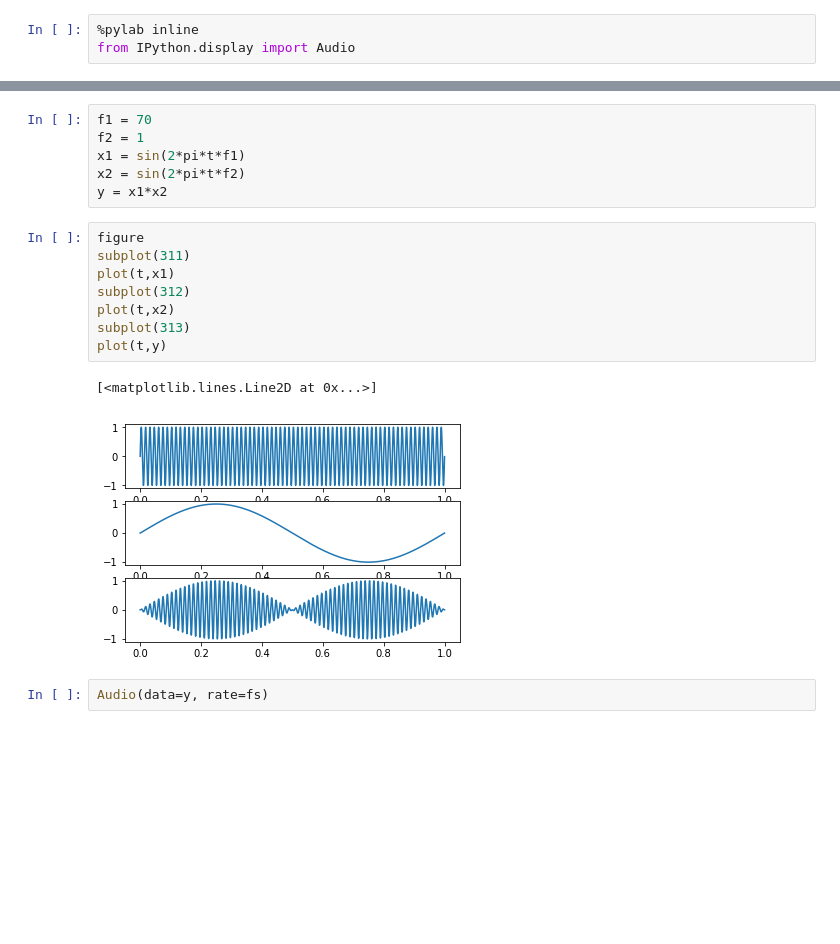
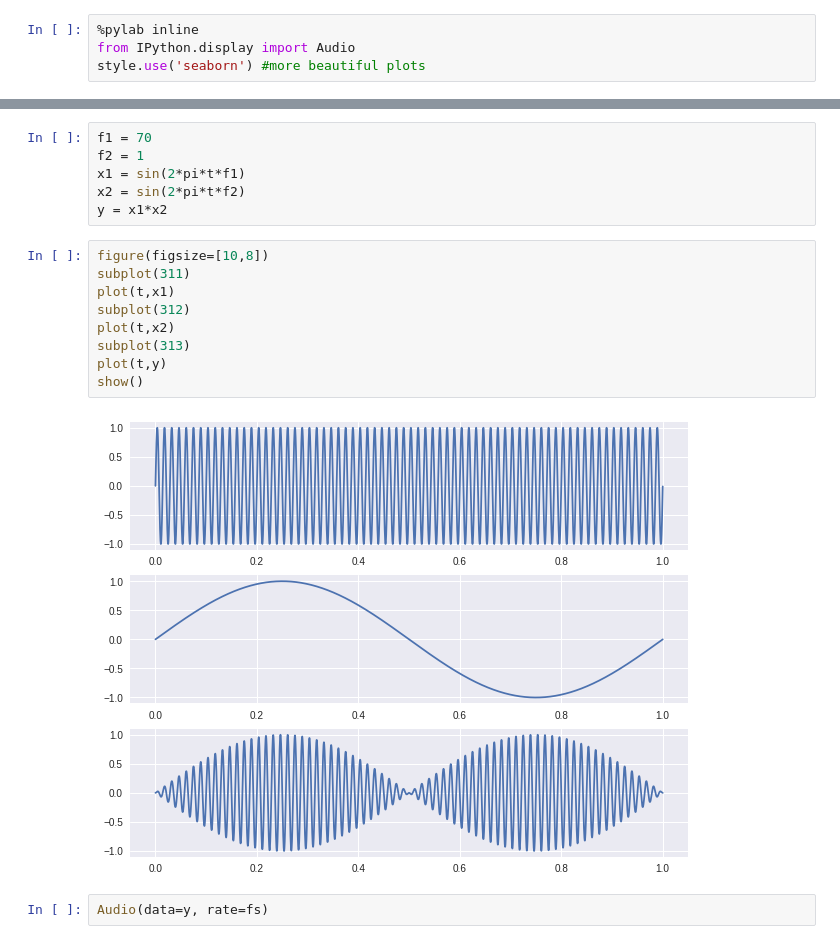
Before and after one commit to hrtlacek/dspCourse, a Jupyter notebook: notebooks/02_Modulation.ipynb, the cells around one changed output, grey strips where cells are left out. Cells and saved outputs as stored; diff of their text form; blank space fills up the shorter version.

```diff
--- a/notebooks/02_Modulation.ipynb
+++ b/notebooks/02_Modulation.ipynb
@@ -5,6 +5,7 @@
 # %%
 %pylab inline
 from IPython.display import Audio
+style.use('seaborn') #more beautiful plots
 # %% [output]
 Populating the interactive namespace from numpy and matplotlib
 # %%
@@ -20,16 +21,16 @@ x1 = sin(2*pi*t*f1)
 x2 = sin(2*pi*t*f2)
 y = x1*x2
 # %%
-figure
+figure(figsize=[10,8])
 subplot(311)
 plot(t,x1)
 subplot(312)
 plot(t,x2)
 subplot(313)
 plot(t,y)
+show()
 # %% [output]
-[<matplotlib.lines.Line2D at 0x...>]
-[figure, old version]
+[figure, new version]
 # %%
 Audio(data=y, rate=fs)
 # %% [output]
```
Also changed, not shown: parts of 12 cells of this notebook, 1 other file.
